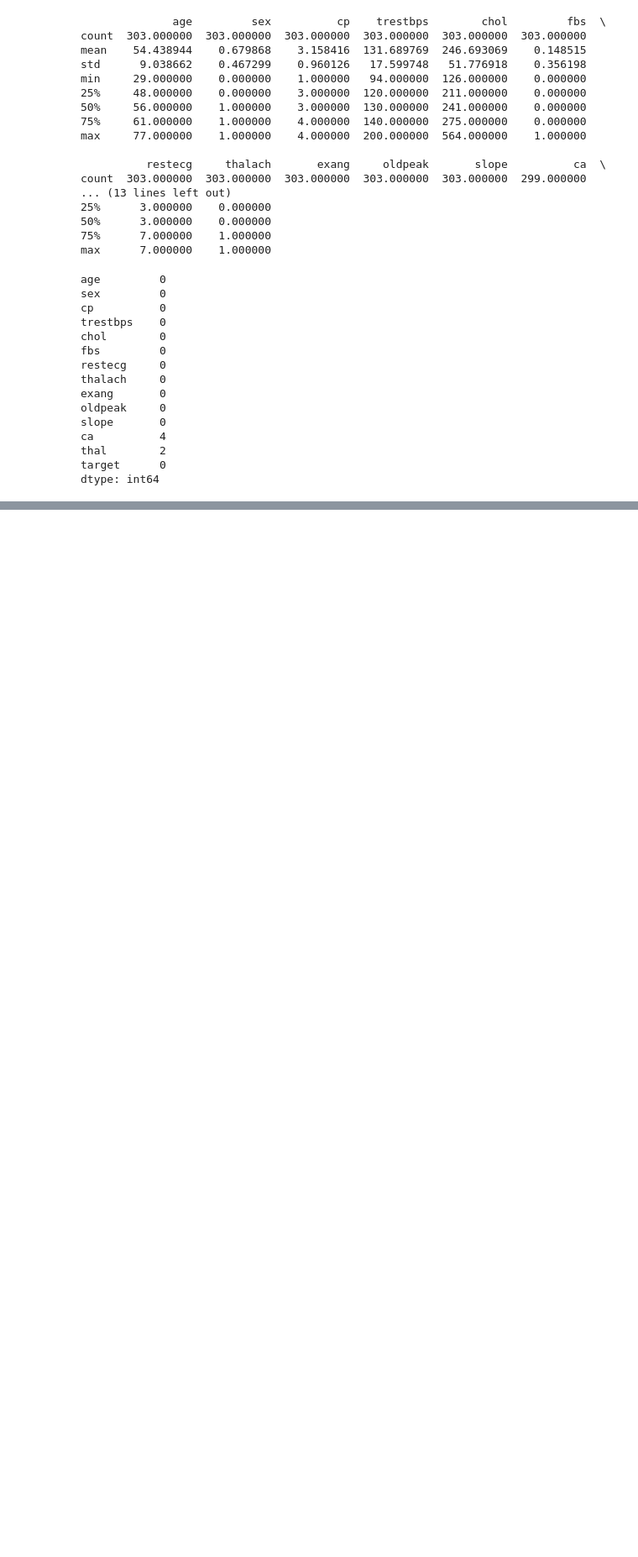
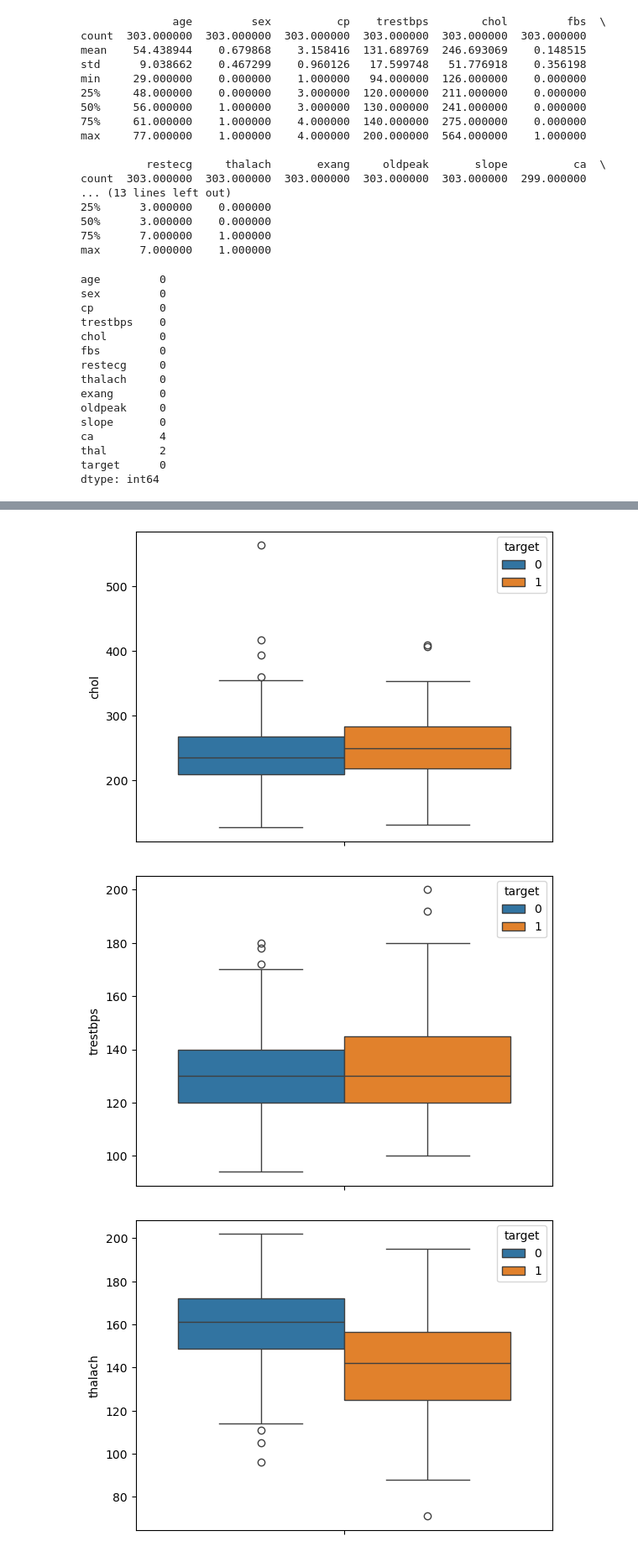
Before and after one commit to Dduddudu2508/heart-disease-prediction, a Jupyter notebook: notebooks/01_eda.ipynb, the cells around one changed output, grey strips where cells are left out. Shown at 84% size. Saved outputs shown, nothing was run; the diff lists cells and outputs as text; code cells hidden in the pictures; blank space fills up the shorter version.

```diff
--- a/notebooks/01_eda.ipynb
+++ b/notebooks/01_eda.ipynb
@@ -146,0 +194,10 @@ missing_values_col
+# %%
+num_features = ['chol','trestbps','thalach']
+
+for col in num_features:
+    sns.boxplot(data=df,y=col,hue='target')
+    plt.show()
+# %% [output]
+[figure, added]
+[figure, added]
+[figure, added]
```
Also changed, not shown: parts of 22 cells of this notebook.
